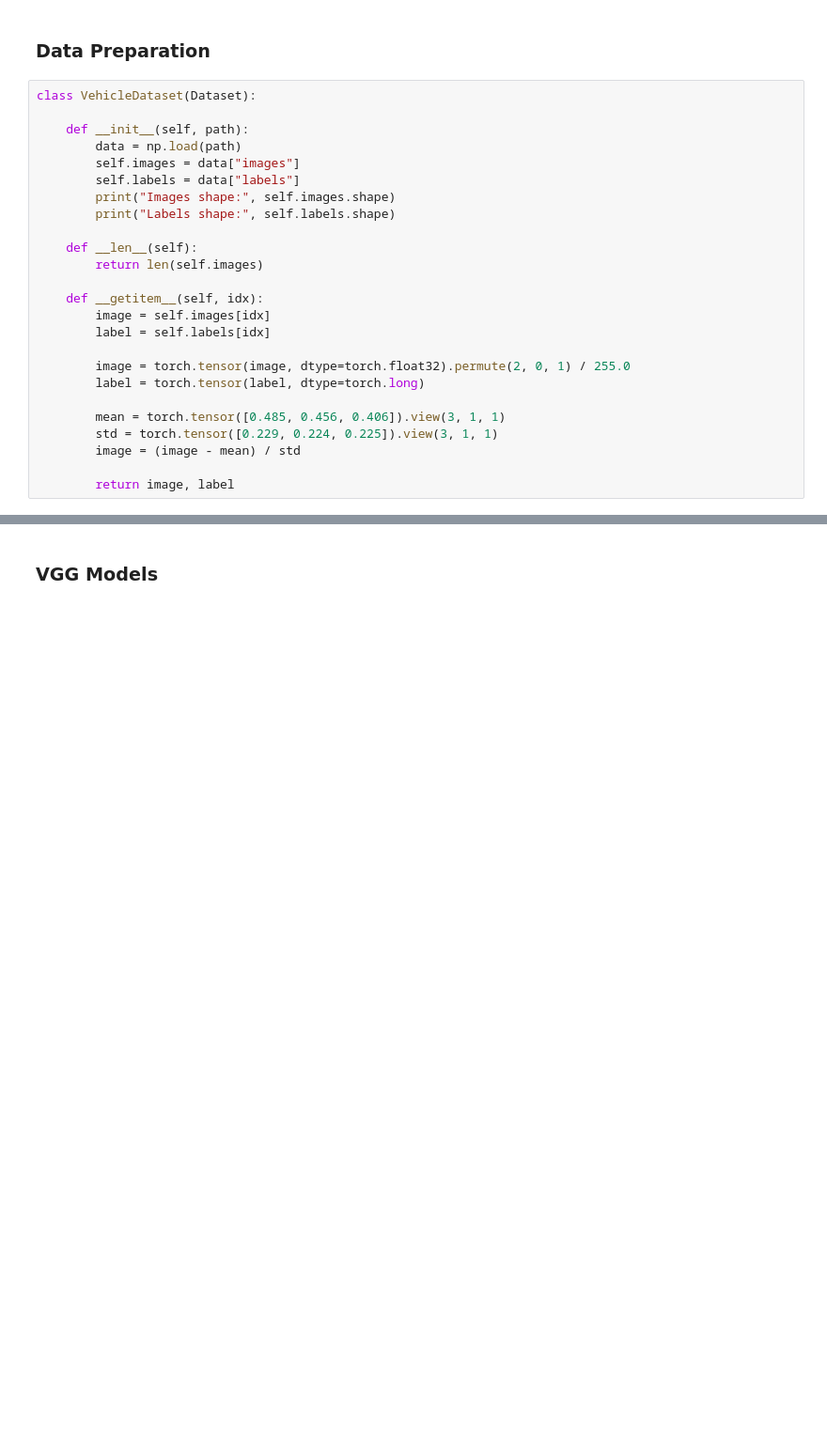
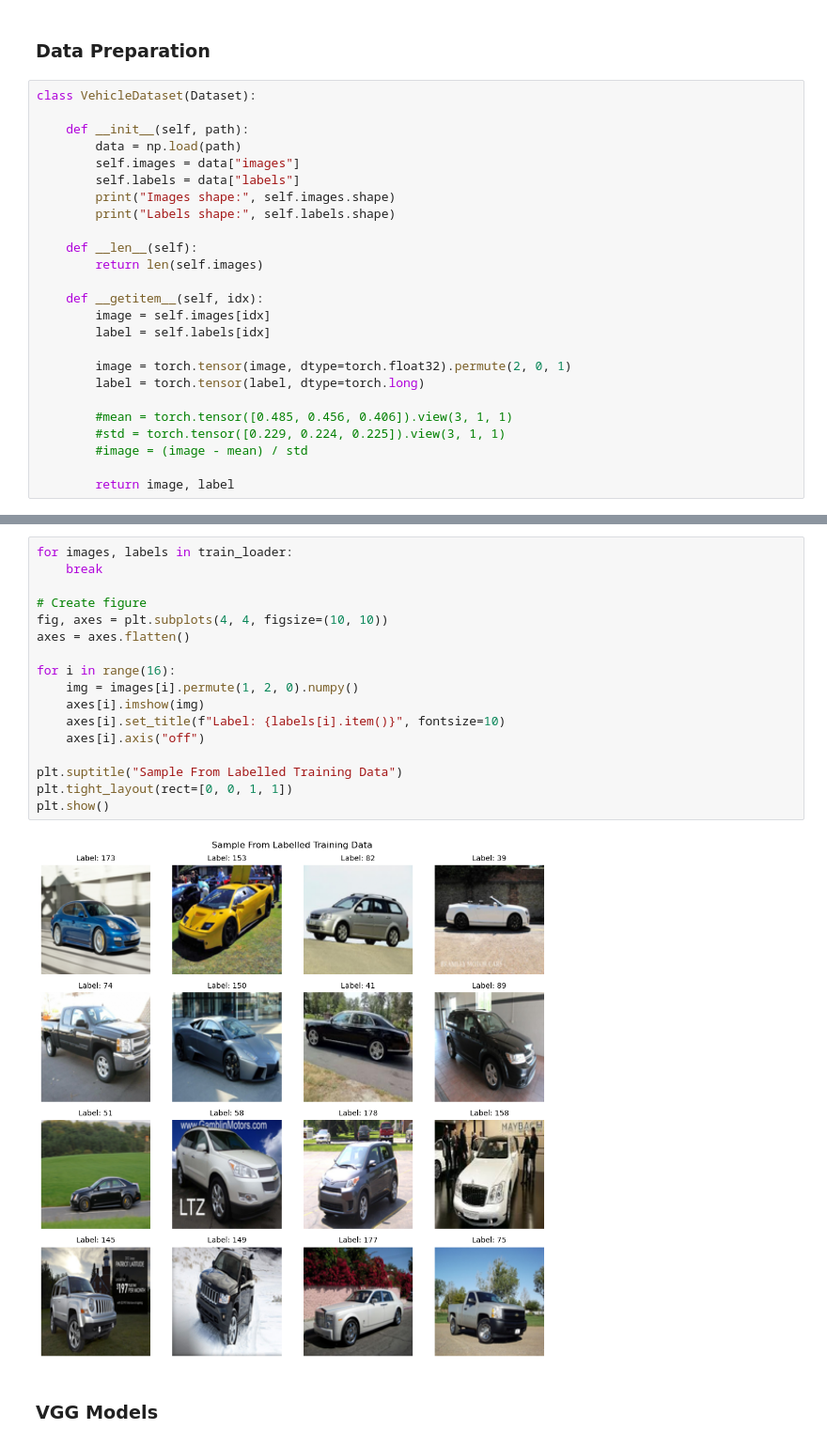
Before and after one commit to hgurusankar/ECE_285_Project, a Jupyter notebook: models/VGG.ipynb, the cells around one changed output, grey strips where cells are left out. Shown at 94% size. Cells and saved outputs as stored; diff of their text form; blank space fills up the shorter version.

```diff
--- a/models/VGG.ipynb
+++ b/models/VGG.ipynb
@@ -38,11 +39,11 @@ class VehicleDataset(Dataset):
         image = self.images[idx]
         label = self.labels[idx]
 
-        image = torch.tensor(image, dtype=torch.float32).permute(2, 0, 1) / 255.0
+        image = torch.tensor(image, dtype=torch.float32).permute(2, 0, 1)
         label = torch.tensor(label, dtype=torch.long)
 
-        mean = torch.tensor([0.485, 0.456, 0.406]).view(3, 1, 1)
-        std = torch.tensor([0.229, 0.224, 0.225]).view(3, 1, 1)
-        image = (image - mean) / std
+        #mean = torch.tensor([0.485, 0.456, 0.406]).view(3, 1, 1)
+        #std = torch.tensor([0.229, 0.224, 0.225]).view(3, 1, 1)
+        #image = (image - mean) / std
 
         return image, label
@@ -65,3 +66,22 @@ Labels shape: (8144, 1)
+# %%
+for images, labels in train_loader:
+    break
+
+# Create figure
+fig, axes = plt.subplots(4, 4, figsize=(10, 10))
+axes = axes.flatten()
+
+for i in range(16):
+    img = images[i].permute(1, 2, 0).numpy()
+    axes[i].imshow(img)
+    axes[i].set_title(f"Label: {labels[i].item()}", fontsize=10)
+    axes[i].axis("off")
+
+plt.suptitle("Sample From Labelled Training Data")
+plt.tight_layout(rect=[0, 0, 1, 1])
+plt.show()
+# %% [output]
+[figure, added]
 # %% [markdown]
 ### VGG Models
 # %%
```
Also changed, not shown: parts of 8 cells of this notebook.
